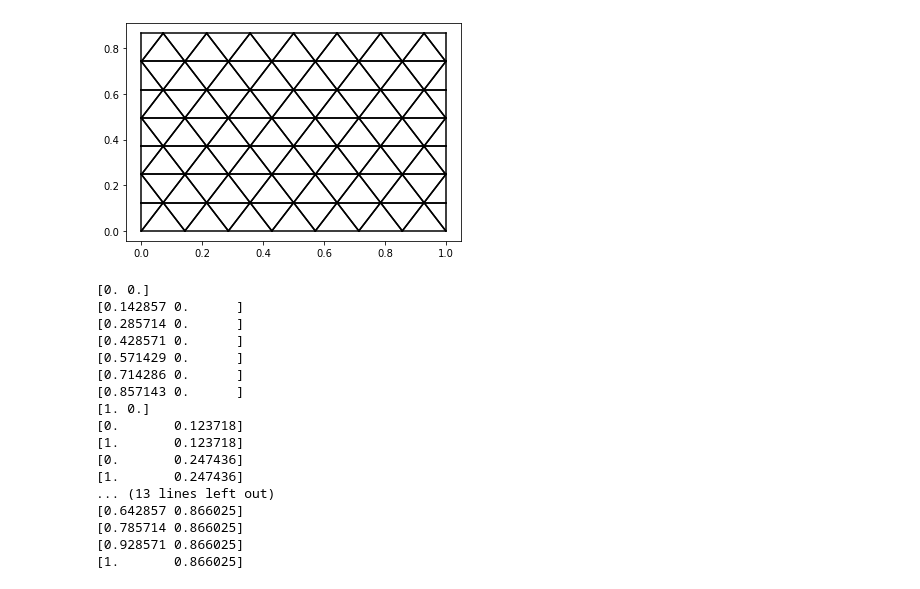
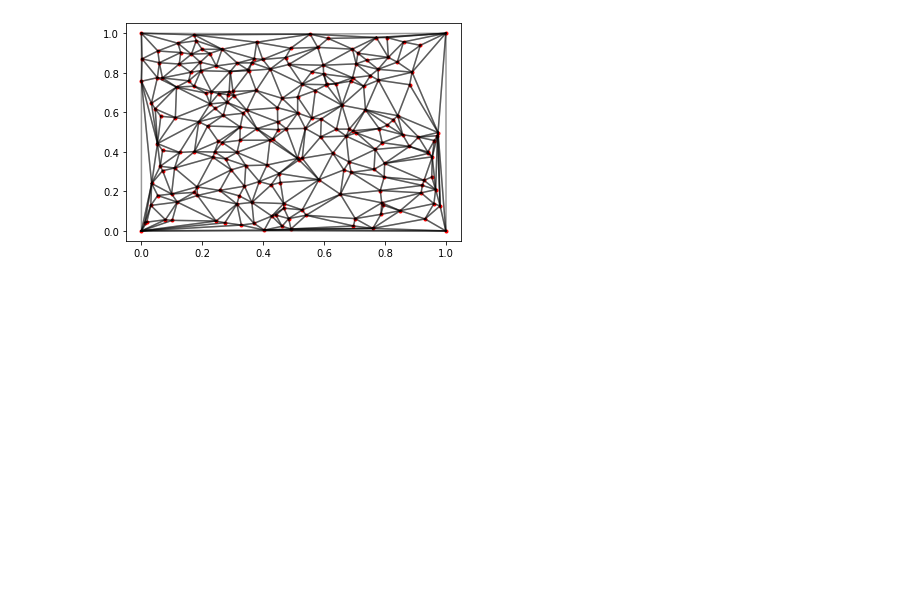
Before and after one commit to JaNiebu/BT_DECinPhysics, a Jupyter notebook: plot.ipynb, the cells around one changed output. Saved outputs shown, nothing was run; the diff lists cells and outputs as text; code cells hidden in the pictures; blank space fills up the shorter version.

```diff
--- a/plot.ipynb
+++ b/plot.ipynb
@@ -1,44 +1,37 @@
 # %%
 import numpy as np
 import matplotlib.pyplot as plt
 import matplotlib
+from scipy.interpolate import griddata
+from matplotlib.gridspec import GridSpec
 
-V = np.genfromtxt("Meshdata/TriVertices.txt")
+
+V = np.genfromtxt("Meshdata/RandomVertices.txt")
 T = np.genfromtxt("Meshdata/Faces.txt")
 
 n_v = int(V.size/2)
 n_t = int(T.size/3)
 
 for i in range(0, n_t , 1):
         for j in range( 0, 3 , 1):
                 k = int(T[i][j])
                 l = int(T[i][(j+1)%3])
-                plt.plot( [V[k][0],V[l][0]], [V[k][1],V[l][1]] , c='black')
+                plt.plot( [V[k][0],V[l][0]], [V[k][1],V[l][1]] , c='black', alpha=0.4)
+for i in range(0,n_v,1):
+    plt.scatter(V[i][0],V[i][1], color='r', marker='.')
 plt.show()
 
 
+Sol = np.genfromtxt("Solutions/SolFor1.000000")
+Err = np.genfromtxt("Solutions/ErrorFor1.000000")
+V1 = V
 
-Sol = np.genfromtxt("Solutions/ErrorFor1.000000")
+Sol2 = np.genfromtxt("Solutions/SolFor2.000000")
+Err2 = np.genfromtxt("Solutions/ErrorFor2.000000")
+V2 = V
 
-for i in range(0,len(Sol)):
-    if (abs(Sol[i])>0.9):
-        print(V[i])
+Sol3 = np.genfromtxt("Solutions/SolFor3.000000")
+Err3 = np.genfromtxt("Solutions/ErrorFor3.000000")
+V3 = V
 # %% [output]
-[figure, old version]
+[figure, new version]
-[0. 0.]
-[0.142857 0.      ]
-[0.285714 0.      ]
-[0.428571 0.      ]
-[0.571429 0.      ]
-[0.714286 0.      ]
-[0.857143 0.      ]
-[1. 0.]
-[0.       0.123718]
-[1.       0.123718]
-[0.       0.247436]
-[1.       0.247436]
-... (13 lines left out)
-[0.642857 0.866025]
-[0.785714 0.866025]
-[0.928571 0.866025]
-[1.       0.866025]
```
Also changed, not shown: parts of 9 cells of this notebook, 5 other files.
